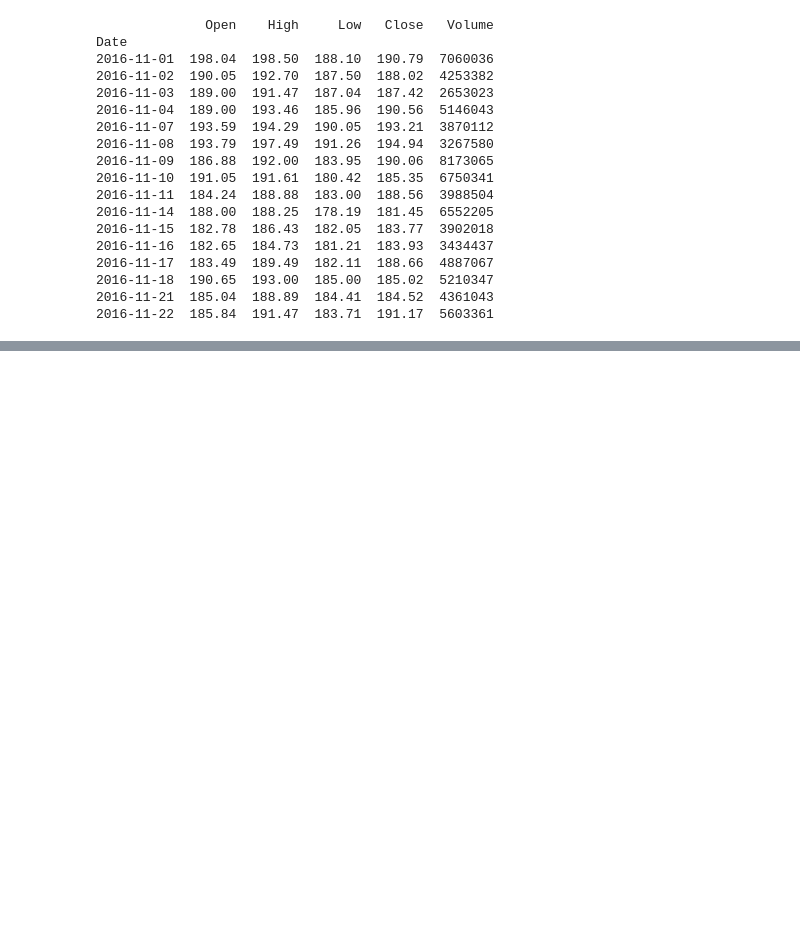
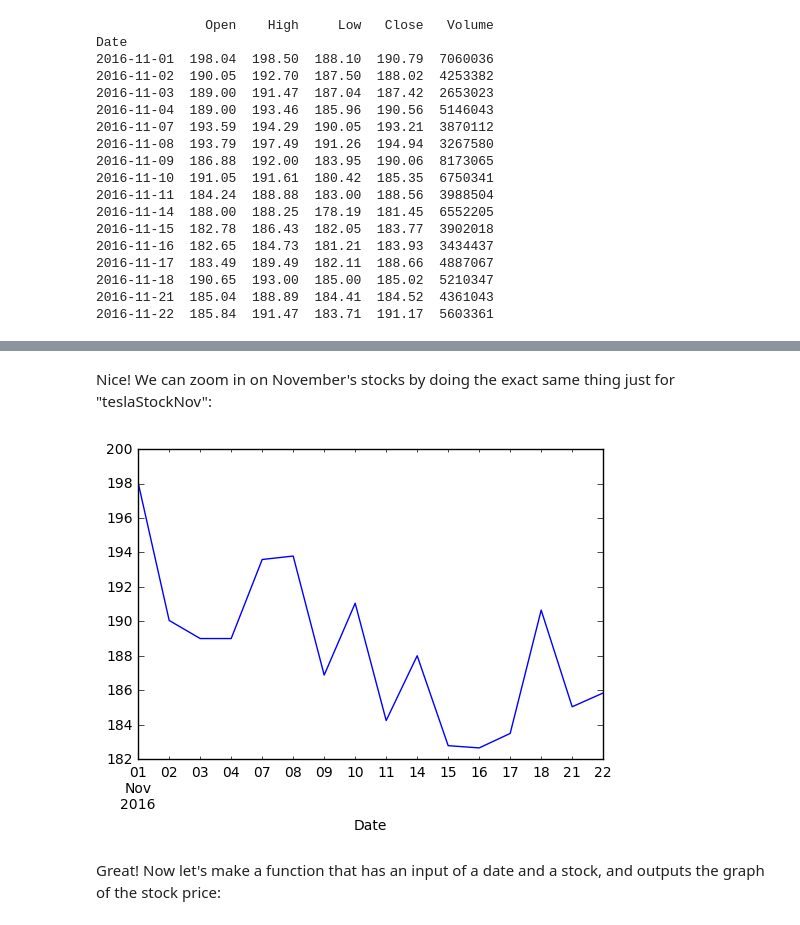
Before and after one commit to rtreharne/HiPy-Mathematics, a Jupyter notebook: Python for Mathematics - Data Analysis for Finance using Pandas.ipynb, the cells around one changed output, grey strips where cells are left out. Cells and saved outputs as stored; diff of their text form; code cells hidden in the pictures; blank space fills up the shorter version.

```diff
--- a/Python for Mathematics - Data Analysis for Finance using Pandas.ipynb
+++ b/Python for Mathematics - Data Analysis for Finance using Pandas.ipynb
@@ -42,7 +90,7 @@ That's a lot of data! We can trim it down to November's stock price by using the
 # %%
-start = datetime.datetime(2016, 11, 1)
+start = datetime.date(2016, 11, 1)
 
-end = datetime.datetime(2016, 11, 30)
+end = datetime.date(2016, 11, 30)
 
 teslaStockNov = web.DataReader("TSLA", 'google', start, end)
 print(teslaStockNov)
@@ -74,0 +123,9 @@ matplotlib.pyplot.show()
+# %% [markdown]
+Nice! We can zoom in on November's stocks by doing the exact same thing just for "teslaStockNov":
+# %%
+teslaStockNov["Open"].plot()
+matplotlib.pyplot.show()
+# %% [output]
+[figure, added]
+# %% [markdown]
+Great! Now let's make a function that has an input of a date and a stock, and outputs the graph of the stock price:
```
Also changed, not shown: parts of 22 cells of this notebook.
